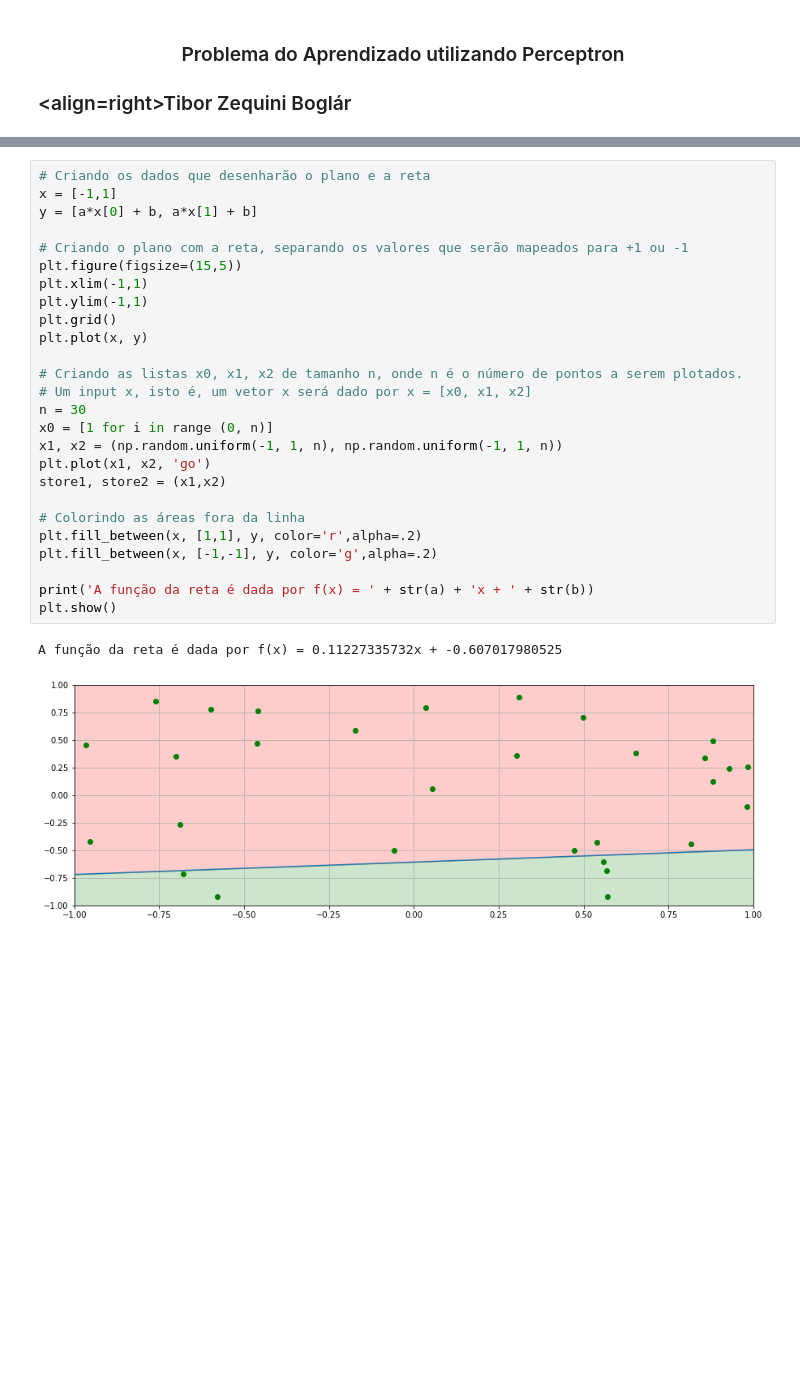
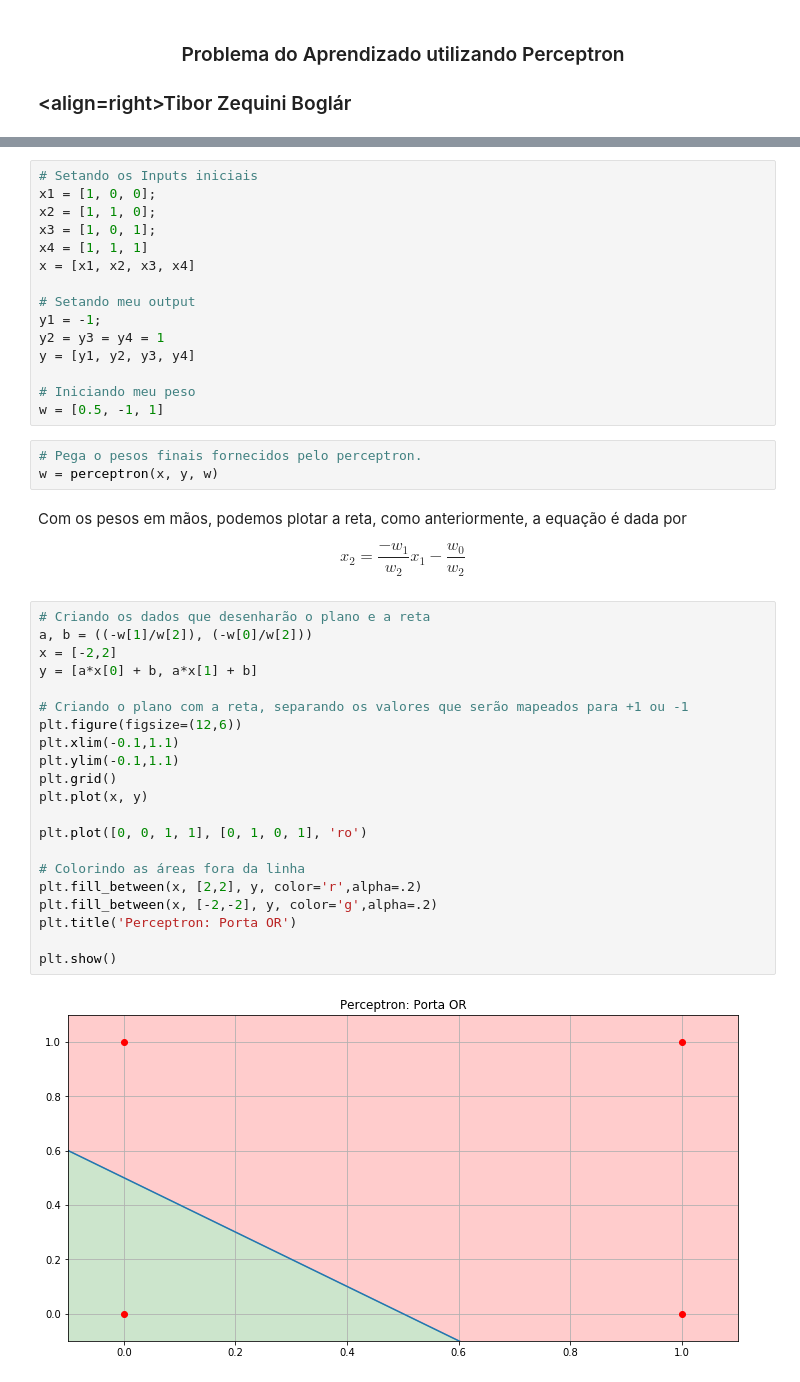
Before and after one commit to tiborboglar/IsLearningFeasible, a Jupyter notebook: Lecture 01.ipynb, the cells around one changed output, grey strips where cells are left out. Saved outputs shown, nothing was run; the diff lists cells and outputs as text; blank space fills up the shorter version.

Commit message:
Add files via upload
Adicionado funções mais intuitivas usando matrizes de vetores, linha feita pelo perceptron agora é visualizável.

```diff
--- a/Lecture 01.ipynb
+++ b/Lecture 01.ipynb
@@ -60,29 +190,45 @@ a,b
+# %%
+# Setando os Inputs iniciais
+x1 = [1, 0, 0];
+x2 = [1, 1, 0];
+x3 = [1, 0, 1];
+x4 = [1, 1, 1]
+x = [x1, x2, x3, x4]
+
+# Setando meu output
+y1 = -1;
+y2 = y3 = y4 = 1
+y = [y1, y2, y3, y4]
+
+# Iniciando meu peso
+w = [0.5, -1, 1]
+# %%
+# Pega o pesos finais fornecidos pelo perceptron.
+w = perceptron(x, y, w)
+# %% [markdown]
+Com os pesos em mãos, podemos plotar a reta, como anteriormente, a equação é dada por
+
+$$x_2 = \frac{-w_1}{w_2}x_1 - \frac{w_0}{w_2}$$
 # %%
 # Criando os dados que desenharão o plano e a reta
-x = [-1,1]
+a, b = ((-w[1]/w[2]), (-w[0]/w[2]))
+x = [-2,2]
 y = [a*x[0] + b, a*x[1] + b]
 
 # Criando o plano com a reta, separando os valores que serão mapeados para +1 ou -1
-plt.figure(figsize=(15,5))
-plt.xlim(-1,1)
-plt.ylim(-1,1)
+plt.figure(figsize=(12,6))
+plt.xlim(-0.1,1.1)
+plt.ylim(-0.1,1.1)
 plt.grid()
 plt.plot(x, y)
 
-# Criando as listas x0, x1, x2 de tamanho n, onde n é o número de pontos a serem plotados.
-# Um input x, isto é, um vetor x será dado por x = [x0, x1, x2]
-n = 30
-x0 = [1 for i in range (0, n)]
-x1, x2 = (np.random.uniform(-1, 1, n), np.random.uniform(-1, 1, n))
-plt.plot(x1, x2, 'go')
-store1, store2 = (x1,x2)
+plt.plot([0, 0, 1, 1], [0, 1, 0, 1], 'ro')
 
 # Colorindo as áreas fora da linha
-plt.fill_between(x, [1,1], y, color='r',alpha=.2)
-plt.fill_between(x, [-1,-1], y, color='g',alpha=.2)
+plt.fill_between(x, [2,2], y, color='r',alpha=.2)
+plt.fill_between(x, [-2,-2], y, color='g',alpha=.2)
+plt.title('Perceptron: Porta OR')
 
-print('A função da reta é dada por f(x) = ' + str(a) + 'x + ' + str(b))
 plt.show()
 # %% [output]
-A função da reta é dada por f(x) = 0.11227335732x + -0.607017980525
-[figure, old version]
+[figure, new version]
```
Also changed, not shown: parts of 22 cells of this notebook.
